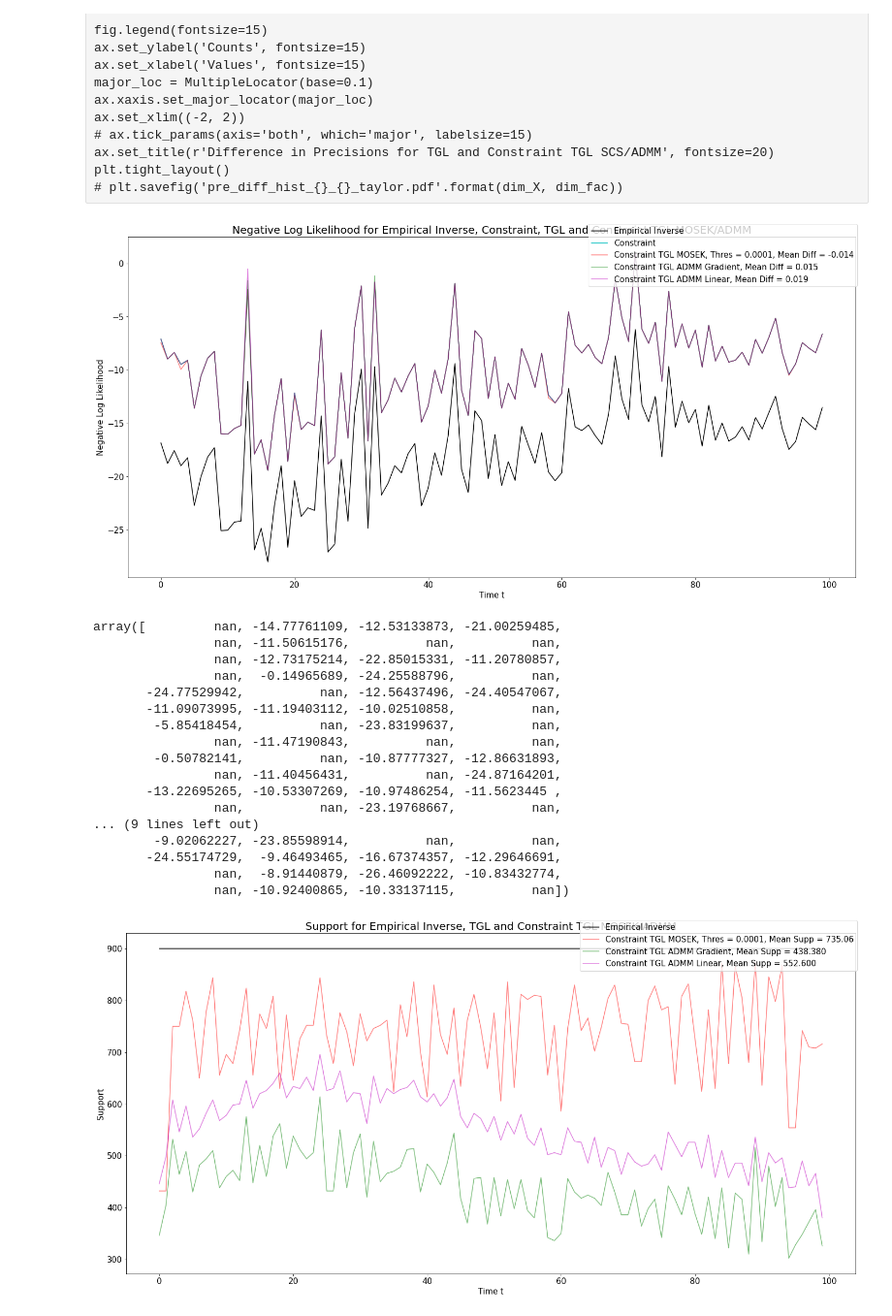
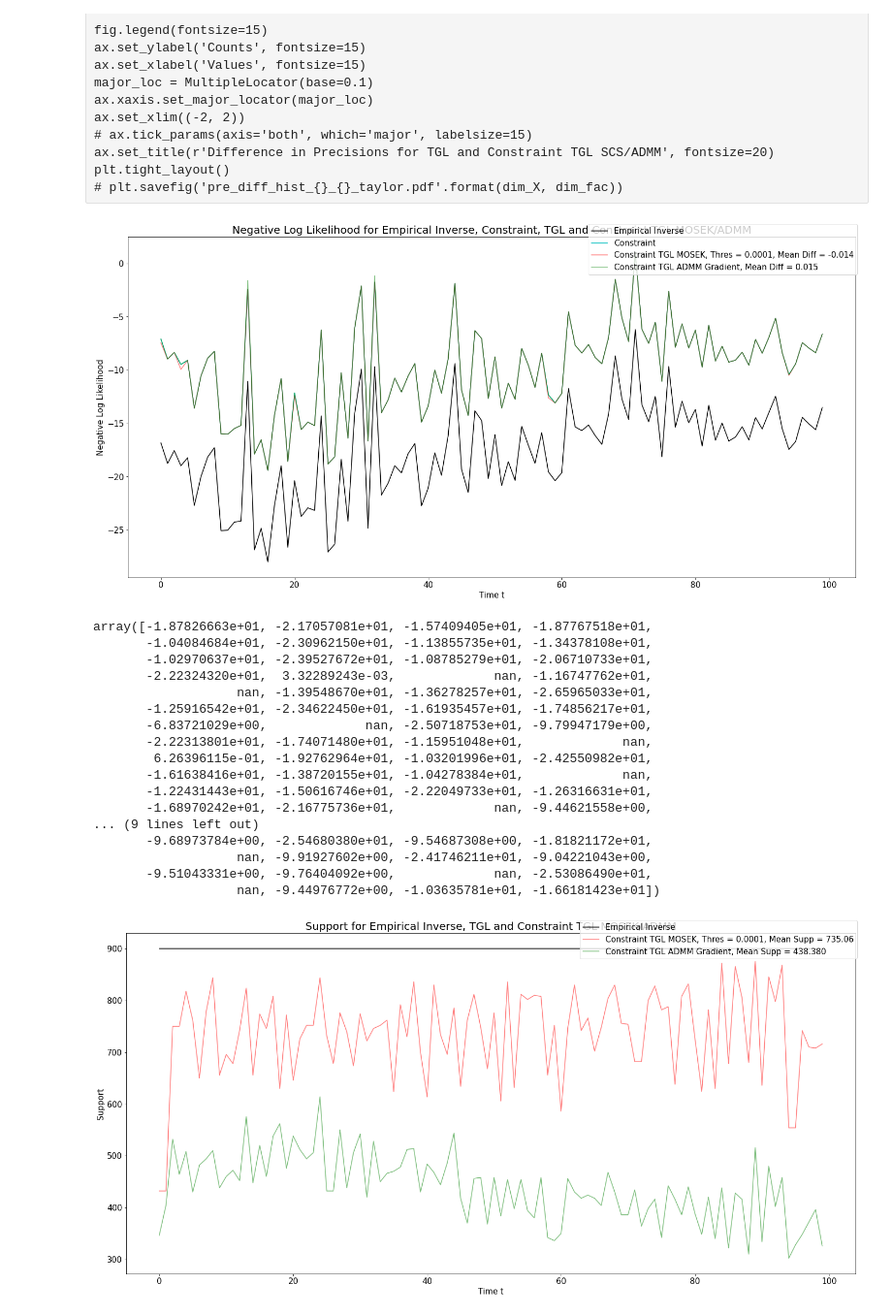
Before and after one commit to atechnicolorskye/post_sum, a Jupyter notebook: regain/equality_constraint_cvxpy_ff5_ip30.ipynb, the cells around one changed output. Shown at 97% size. Drawn from its saved outputs; the diff is of its cells as text; code cells hidden in the pictures.

```diff
--- a/regain/equality_constraint_cvxpy_ff5_ip30.ipynb
+++ b/regain/equality_constraint_cvxpy_ff5_ip30.ipynb
@@ -39,7 +39,7 @@ emp_inv = np.array(emp_inv)
 # %%
 from regain.covariance import GradientEqualTimeGraphicalLasso, TimeGraphicalLasso
 tic = time.perf_counter()
-tgl_g = GradientEqualTimeGraphicalLasso(max_iter=10000, loss='LL', c_level=0.2, theta=0.5, rho=1e3, mult=2, weights=None, m=100, eps=2, psi="l2")
+tgl_g = GradientEqualTimeGraphicalLasso(max_iter=10000, loss='LL', c_level=0.2, theta=0.5, rho=1e3, mult=2, weights=None, m=100, eps=2, psi="laplacian")
 emp_inv_score_g, baseline_score_g, fit_score_g, pre_g = tgl_g.fit_cov(X_cov).eval_cov_pre()
 toc = time.perf_counter()
 print('Running Time :{}'.format(toc - tic))
@@ -285,10 +245,10 @@ mean_diff = np.mean(np.array(fit_score_g_thres[1e-4]) - baseline_score_g)
 # ax.plot(range(X_cov.shape[-1]), fit_score_tp, alpha=0.5, color='g',
 ax.plot(range(X_cov.shape[-1]), fit_score_g_thres[1e-4], alpha=0.5, color='g',
         label=r'Constraint TGL ADMM Gradient, Mean Diff = {:.3f}'.format(mean_diff))
-mean_diff = np.mean(np.array(fit_score_tp_thres[1e-4]) - baseline_score_g)
-# ax.plot(range(X_cov.shape[-1]), fit_score_tp, alpha=0.5, color='g',
-ax.plot(range(X_cov.shape[-1]), fit_score_tp_thres[1e-4], alpha=0.5, color='m',
-        label=r'Constraint TGL ADMM Linear, Mean Diff = {:.3f}'.format(mean_diff))
+# mean_diff = np.mean(np.array(fit_score_tp_thres[1e-4]) - baseline_score_g)
+# # ax.plot(range(X_cov.shape[-1]), fit_score_tp, alpha=0.5, color='g',
+# ax.plot(range(X_cov.shape[-1]), fit_score_tp_thres[1e-4], alpha=0.5, color='m',
+#         label=r'Constraint TGL ADMM Linear, Mean Diff = {:.3f}'.format(mean_diff))
 
 # mean_diff = np.mean(np.array(fit_score_) - res[1][1])
 # ax.plot(range(X_cov.shape[-1]), fit_score_, color='y', label=r'Vanilla TGL, Mean Diff = {:.3f}'.format(mean_diff))
@@ -301,27 +261,27 @@ ax.set_title(r'Negative Log Likelihood for Empirical Inverse, Constraint, TGL an
 plt.tight_layout()
 plt.savefig('ff5_ip30_10000_diff_like_indiv.pdf')
 # %% [output]
-[figure, old version]
+[figure, new version]
 # %%
 np.log(np.array(fit_score_g_thres[1e-4]) - baseline_score_g)
 # %% [output]
-array([         nan, -14.77761109, -12.53133873, -21.00259485,
-                nan, -11.50615176,          nan,          nan,
-                nan, -12.73175214, -22.85015331, -11.20780857,
-                nan,  -0.14965689, -24.25588796,          nan,
-       -24.77529942,          nan, -12.56437496, -24.40547067,
-       -11.09073995, -11.19403112, -10.02510858,          nan,
-        -5.85418454,          nan, -23.83199637,          nan,
-                nan, -11.47190843,          nan,          nan,
-        -0.50782141,          nan, -10.87777327, -12.86631893,
-                nan, -11.40456431,          nan, -24.87164201,
-       -13.22695265, -10.53307269, -10.97486254, -11.5623445 ,
-                nan,          nan, -23.19768667,          nan,
+array([-1.87826663e+01, -2.17057081e+01, -1.57409405e+01, -1.87767518e+01,
+       -1.04084684e+01, -2.30962150e+01, -1.13855735e+01, -1.34378108e+01,
+       -1.02970637e+01, -2.39527672e+01, -1.08785279e+01, -2.06710733e+01,
+       -2.22324320e+01,  3.32289243e-03,             nan, -1.16747762e+01,
+                   nan, -1.39548670e+01, -1.36278257e+01, -2.65965033e+01,
+       -1.25916542e+01, -2.34622450e+01, -1.61935457e+01, -1.74856217e+01,
+       -6.83721029e+00,             nan, -2.50718753e+01, -9.79947179e+00,
+       -2.22313801e+01, -1.74071480e+01, -1.15951048e+01,             nan,
+        6.26396115e-01, -1.92762964e+01, -1.03201996e+01, -2.42550982e+01,
+       -1.61638416e+01, -1.38720155e+01, -1.04278384e+01,             nan,
+       -1.22431443e+01, -1.50616746e+01, -2.22049733e+01, -1.26316631e+01,
+       -1.68970242e+01, -2.16775736e+01,             nan, -9.44621558e+00,
 ... (9 lines left out)
-        -9.02062227, -23.85598914,          nan,          nan,
-       -24.55174729,  -9.46493465, -16.67374357, -12.29646691,
-                nan,  -8.91440879, -26.46092222, -10.83432774,
-                nan, -10.92400865, -10.33137115,          nan])
+       -9.68973784e+00, -2.54680380e+01, -9.54687308e+00, -1.81821172e+01,
+                   nan, -9.91927602e+00, -2.41746211e+01, -9.04221043e+00,
+       -9.51043331e+00, -9.76404092e+00,             nan, -2.53086490e+01,
+                   nan, -9.44976772e+00, -1.03635781e+01, -1.66181423e+01])
 # %%
 fig, ax = plt.subplots(figsize=(20, 10))
 fig.patch.set_facecolor('white')
@@ -331,37 +291,38 @@ color_index = 0
 ax.plot(range(X_cov.shape[-1]), [sum(sum(abs(emp_inv[k]) > 0)) for k in range(X_cov.shape[-1])],
         color='k', label=r'Empirical Inverse')
 # for i in [min_pre_tp]:
 for i in [1e-4]:
     supp = [sum(sum(abs(pre[i][t]) > 0)) for t in range(X_cov.shape[-1])]
     mean_supp = np.mean(supp)
     ax.plot(range(X_cov.shape[-1]), supp, color='r', alpha=0.5,
 #     ax.plot(range(X_cov.shape[-1]), supp, color=colors[color_index], alpha=0.5,
             label=r'Constraint TGL MOSEK, Thres = {}, Mean Supp = {}'.format(i, mean_supp))
     color_index += 1
 # supp = [sum(sum(abs(pre_grad[t]) > 0)) for t in range(X_cov.shape[-1])]
 # ax.plot(range(X_cov.shape[-1]), supp, color='m', alpha=0.5,
 #         label=r'Constraint TGL ADMM Gradient, Mean Supp = {:.3f}'.format(np.mean(supp)))
 supp = [sum(sum(abs(pre_g_thres[1e-4][t]) > 0)) for t in range(X_cov.shape[-1])]
+# supp = [sum(sum(abs(pre_tp[t]) > 0)) for t in range(X_cov.shape[-1])]
 ax.plot(range(X_cov.shape[-1]), supp, color='g', alpha=0.5,
         label=r'Constraint TGL ADMM Gradient, Mean Supp = {:.3f}'.format(np.mean(supp)))
-supp = [sum(sum(abs(pre_tp_thres[1e-4][t]) > 0)) for t in range(X_cov.shape[-1])]
+# supp = [sum(sum(abs(pre_tp_thres[1e-4][t]) > 0)) for t in range(X_cov.shape[-1])]
 # supp = [sum(sum(abs(pre_tp[t]) > 0)) for t in range(X_cov.shape[-1])]
-ax.plot(range(X_cov.shape[-1]), supp, color='m', alpha=0.5,
-        label=r'Constraint TGL ADMM Linear, Mean Supp = {:.3f}'.format(np.mean(supp)))
+# ax.plot(range(X_cov.shape[-1]), supp, color='m', alpha=0.5,
+#         label=r'Constraint TGL ADMM Linear, Mean Supp = {:.3f}'.format(np.mean(supp)))
 # supp = [sum(sum(abs(pre_[t]) > 0)) for t in range(X_cov.shape[-1])]
 # ax.plot(range(X_cov.shape[-1]), [sum(sum(abs(pre_[k]) > 0)) for k in range(X_cov.shape[-1])],
 #         color='y', label=r'Vanilla TGL, , Mean Supp = {:.3f}'.format(np.mean(supp)))
 
 
 fig.legend(fontsize=15)
 ax.set_ylabel('Support', fontsize=15)
 ax.tick_params(axis='both', which='major', labelsize=15)
 ax.set_xlabel('Time t', fontsize=15)
 ax.set_title(r'Support for Empirical Inverse, TGL and Constraint TGL MOSEK/ADMM', fontsize=20)
 plt.tight_layout()
 plt.savefig('ff5_ip30_10000_diff_supp_indiv.pdf')
 # %% [output]
-[figure, old version]
+[figure, new version]
 # %%
 fig, ax = plt.subplots(figsize=(20, 10))
 fig.patch.set_facecolor('white')
```
Also changed, not shown: parts of 3 cells of this notebook, 2 other files.
